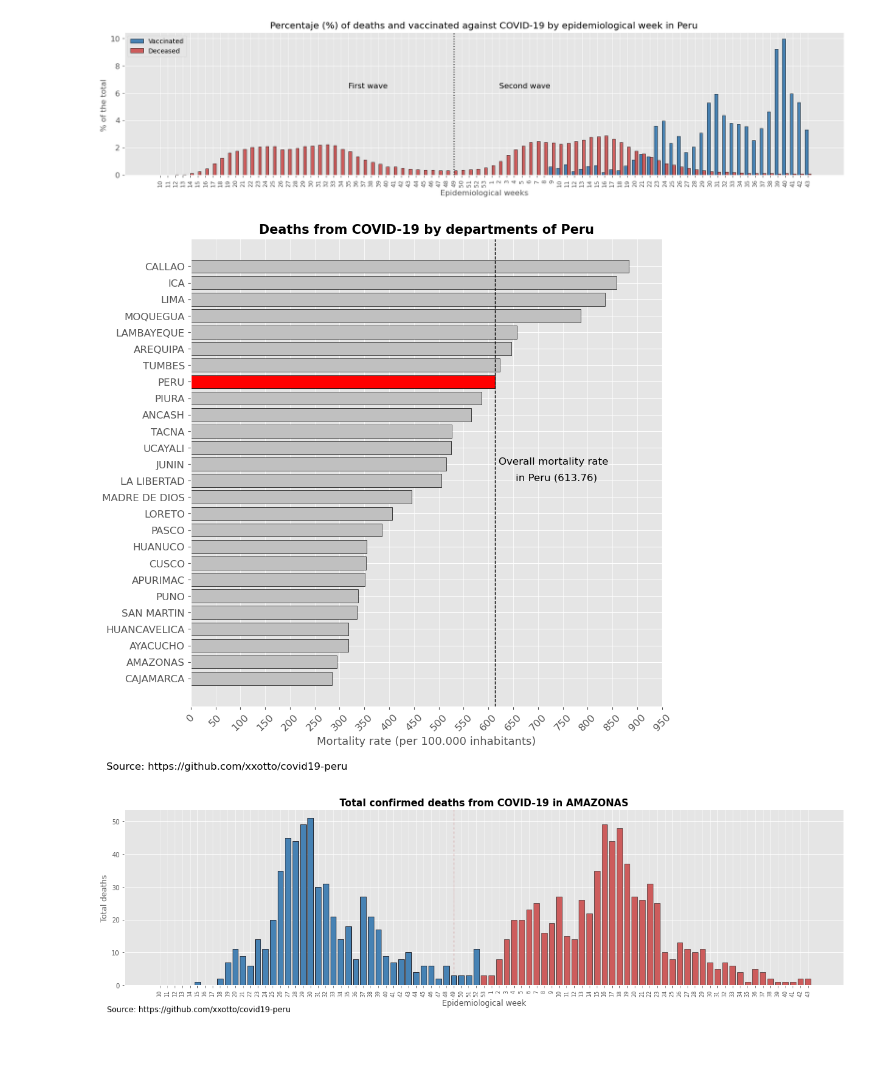
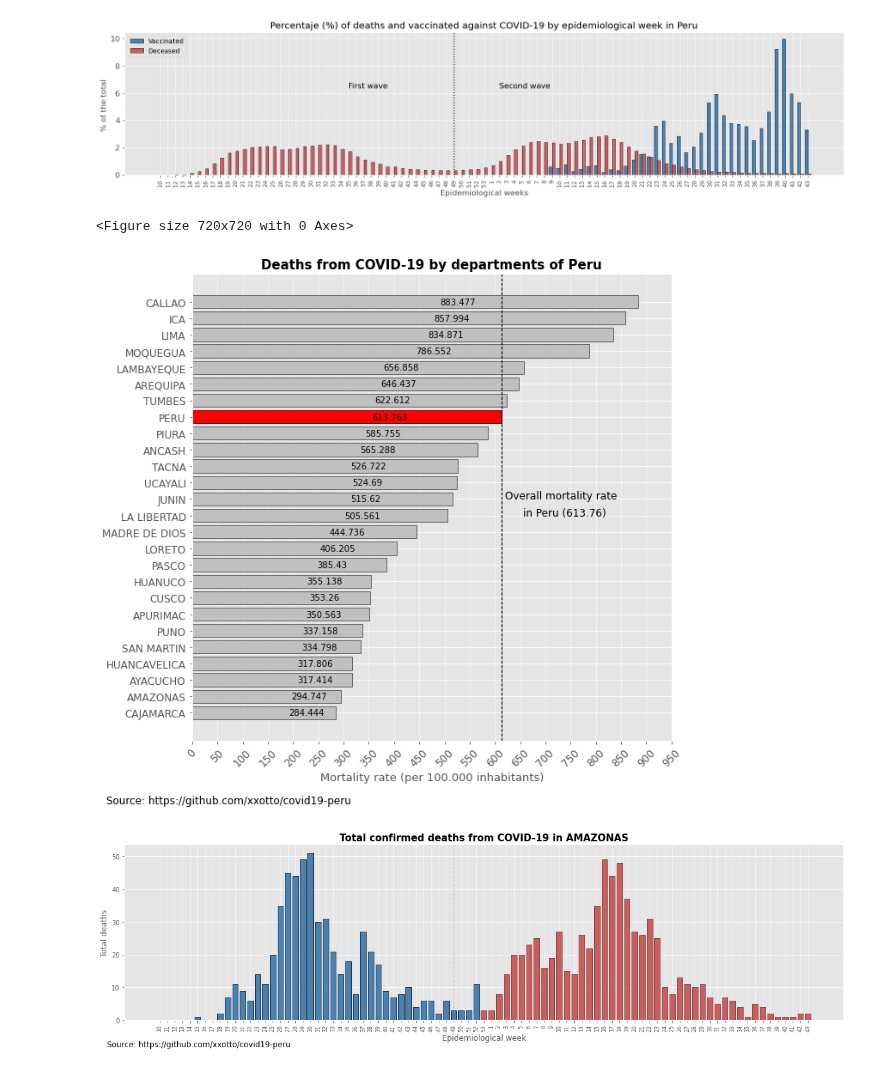
Before and after one commit to xxotto/covid19-Peru, a Jupyter notebook: Graphs.ipynb, the cells around one changed output. Drawn from its saved outputs; the diff is of its cells as text; code cells hidden in the pictures.

```diff
--- a/Graphs.ipynb
+++ b/Graphs.ipynb
@@ -250,7 +243,7 @@ barplot_epi(vac_fal_semEpi)
 def barplot_dep(df):
 
     # Create a figure
-    plt.figure(figsize=(10, 10))
+    fig, ax = plt.subplots(figsize=(10,10))
 
     # Using the style for the plot
     plt.style.use('ggplot')
@@ -258,36 +251,39 @@ def barplot_dep(df):
     # Create y positions
     y_pos = np.arange(len(df["departamento"]))
     df = df.sort_values(by=["tasa_mortalidad"])
+
     # Create bars
     bh = plt.barh(y_pos, df["tasa_mortalidad"], color="silver", edgecolor="black")
     plt.barh(18, df["tasa_mortalidad"].iloc[18], color="red", edgecolor="black")
+    ax.bar_label(ax.containers[0], label_type= 'center', padding=50)
 
     # Create names on the x-axis
     plt.xticks(np.arange(0, 1000, 50),rotation = 45)
     plt.yticks(y_pos, df["departamento"], fontsize=12)
 
     # Labels
     plt.title("Deaths from COVID-19 by departments of Peru", fontsize=15, weight="bold")
     plt.xlabel("Mortality rate (per 100.000 inhabitants)", fontsize=13)
     plt.tick_params(axis="x", labelsize=12)
     plt.text(620, 13, r"Overall mortality rate", fontsize=12)
     plt.text(655, 12, r"in Peru (613.76)", fontsize=12)
 
     plt.axvline(x=613.7630085109, color="black", linestyle="dashed", linewidth=1)
 
     # Configure grid
     plt.grid(True, axis= "x", linewidth=.5, linestyle="-")  # Configure grid
     plt.rcParams["axes.axisbelow"] = True
 
     plt.text(-170, -5.5, r"Source: https://github.com/xxotto/covid19-peru", fontsize=12)
 
     # Show graphic
-    plt.savefig('Images/covid19-peru_fallecidos_x_departamentos.png', bbox_inches='tight')
+    #plt.savefig('Images/covid19-peru_fallecidos_x_departamentos.png', bbox_inches='tight')
     plt.show()
 
 barplot_dep(fal_vac_dep)
 # %% [output]
+<Figure size 720x720 with 0 Axes>
-[figure, old version]
+[figure, new version]
 # %%
 # Barplot of TOTAL DECEASED
 def barplot_dec(df, dep_name):
```
Also changed, not shown: parts of 1 cell of this notebook.
